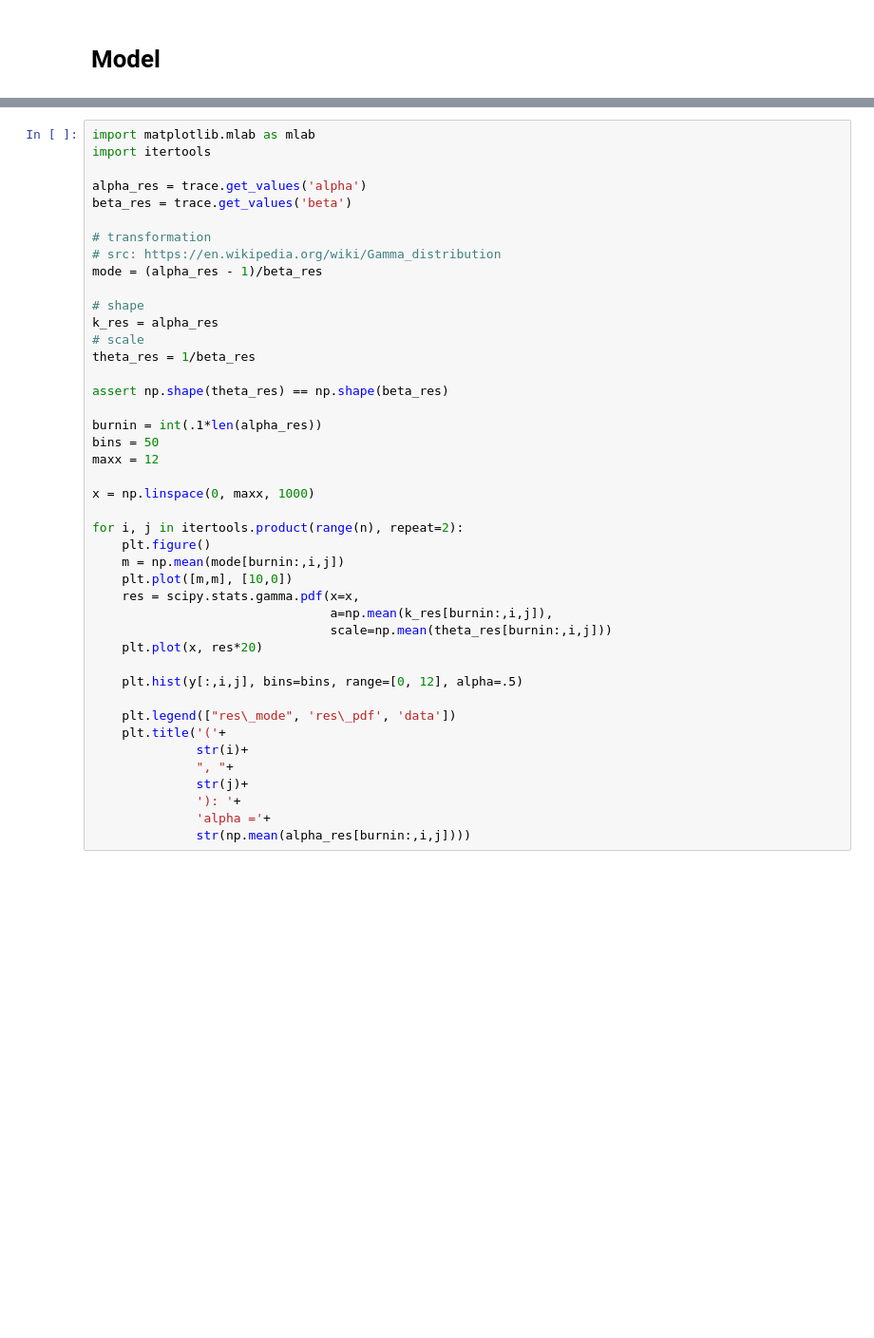
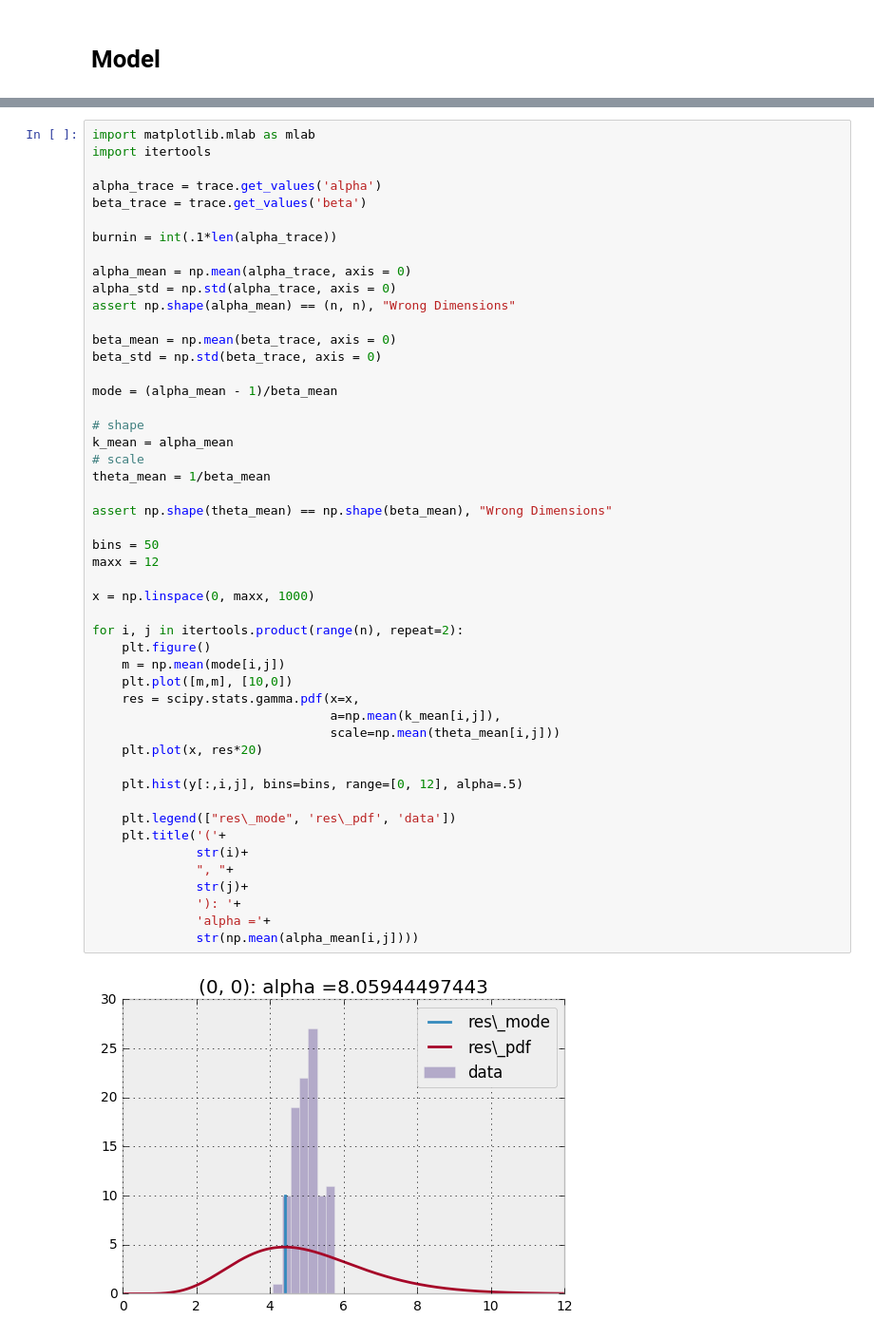
Before and after one commit to ct2034/miriam, a Jupyter notebook: learn/pyMC3/my_demo_gamma.ipynb, the cells around one changed output, grey strips where cells are left out. Shown at 95% size. Saved outputs shown, nothing was run; the diff lists cells and outputs as text; blank space fills up the shorter version.

```diff
--- a/learn/pyMC3/my_demo_gamma.ipynb
+++ b/learn/pyMC3/my_demo_gamma.ipynb
@@ -72,43 +177,51 @@ _ = pm.traceplot(trace,
 # %%
 import matplotlib.mlab as mlab
 import itertools
 
-alpha_res = trace.get_values('alpha')
-beta_res = trace.get_values('beta')
+alpha_trace = trace.get_values('alpha')
+beta_trace = trace.get_values('beta')
 
-# transformation
-# src: https://en.wikipedia.org/wiki/Gamma_distribution
-mode = (alpha_res - 1)/beta_res
+burnin = int(.1*len(alpha_trace))
+
+alpha_mean = np.mean(alpha_trace, axis = 0)
+alpha_std = np.std(alpha_trace, axis = 0)
+assert np.shape(alpha_mean) == (n, n), "Wrong Dimensions"
+
+beta_mean = np.mean(beta_trace, axis = 0)
+beta_std = np.std(beta_trace, axis = 0)
+
+mode = (alpha_mean - 1)/beta_mean
 
 # shape
-k_res = alpha_res
+k_mean = alpha_mean
 # scale
-theta_res = 1/beta_res
+theta_mean = 1/beta_mean
 
-assert np.shape(theta_res) == np.shape(beta_res)
+assert np.shape(theta_mean) == np.shape(beta_mean), "Wrong Dimensions"
 
-burnin = int(.1*len(alpha_res))
 bins = 50
 maxx = 12
 
 x = np.linspace(0, maxx, 1000)
 
 for i, j in itertools.product(range(n), repeat=2):
     plt.figure()
-    m = np.mean(mode[burnin:,i,j])
+    m = np.mean(mode[i,j])
     plt.plot([m,m], [10,0])
     res = scipy.stats.gamma.pdf(x=x,
-                                a=np.mean(k_res[burnin:,i,j]),
-                                scale=np.mean(theta_res[burnin:,i,j]))
+                                a=np.mean(k_mean[i,j]),
+                                scale=np.mean(theta_mean[i,j]))
     plt.plot(x, res*20)
 
     plt.hist(y[:,i,j], bins=bins, range=[0, 12], alpha=.5)
 
     plt.legend(["res\_mode", 'res\_pdf', 'data'])
     plt.title('('+
               str(i)+
               ", "+
               str(j)+
               '): '+
               'alpha ='+
-              str(np.mean(alpha_res[burnin:,i,j])))
+              str(np.mean(alpha_mean[i,j])))
+# %% [output]
+[figure, added]
```
Also changed, not shown: parts of 14 cells of this notebook, 1 other file.
